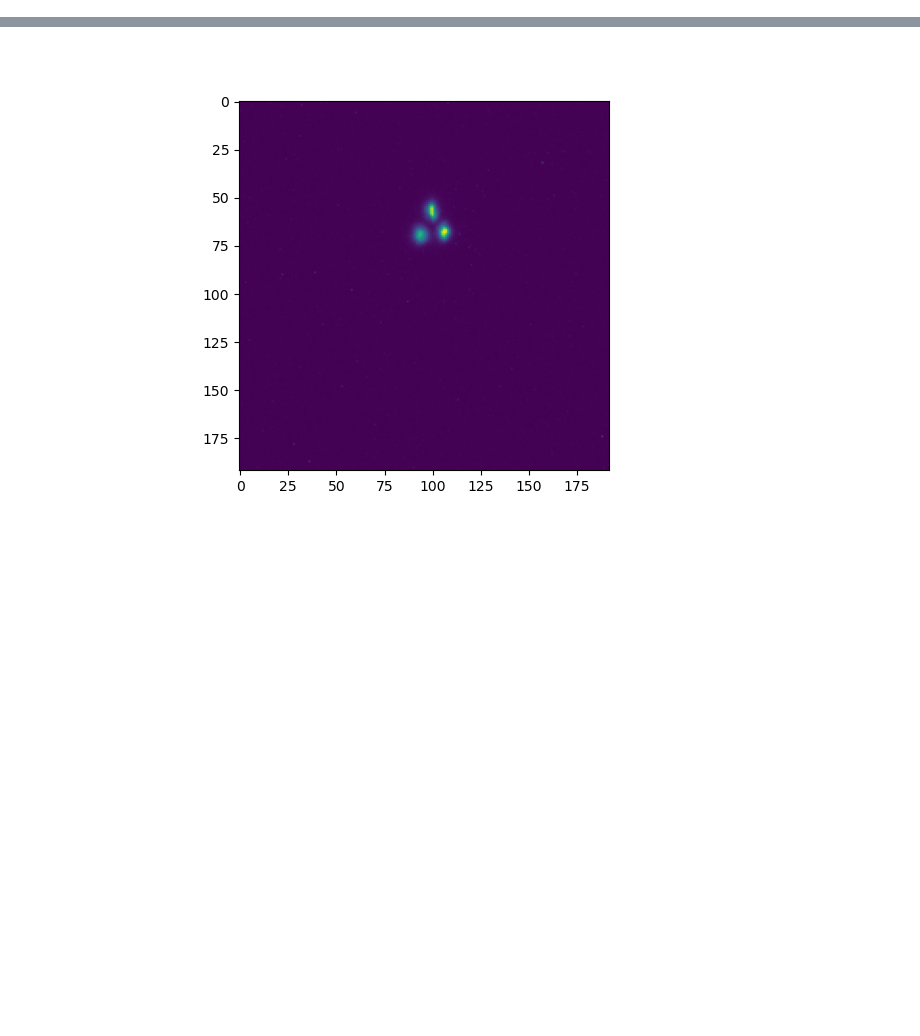
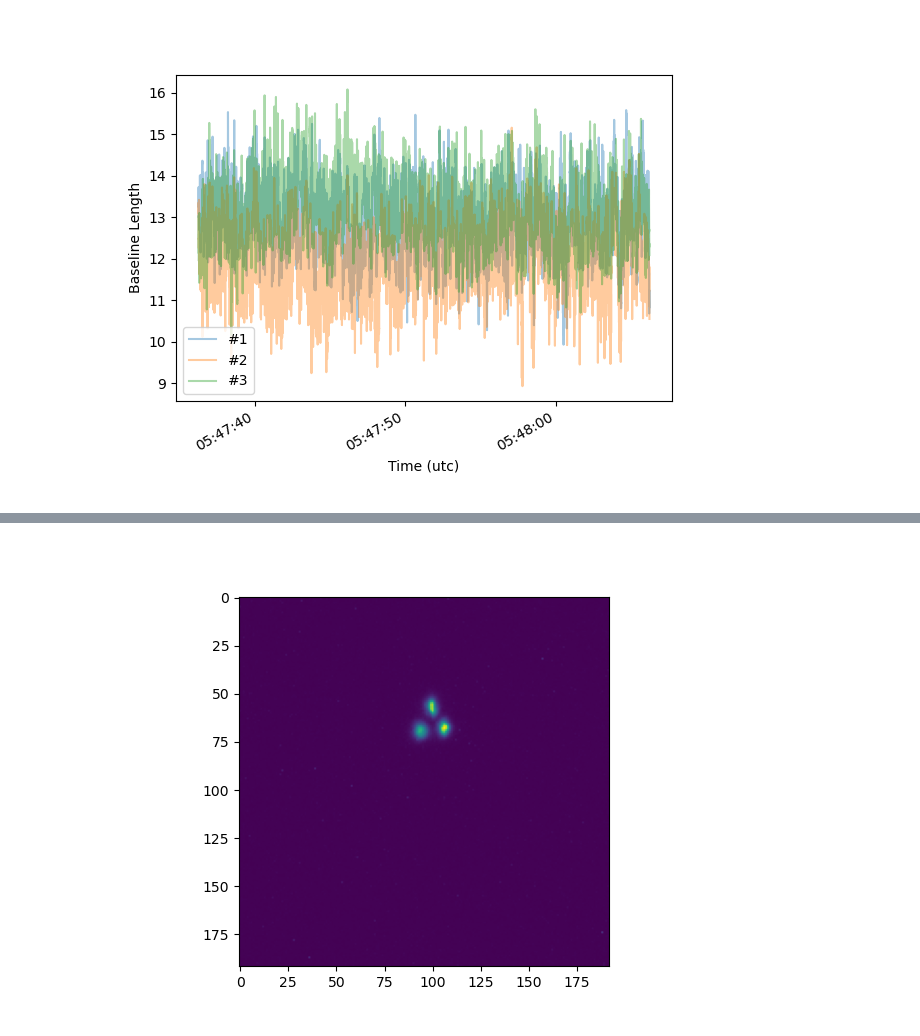
Before and after one commit to tepickering/ser_utils, a Jupyter notebook: notebooks/dimm_dev.ipynb, the cells around one changed output, grey strips where cells are left out. Saved outputs shown, nothing was run; the diff lists cells and outputs as text; code cells hidden in the pictures; blank space fills up the shorter version.

```diff
--- a/notebooks/dimm_dev.ipynb
+++ b/notebooks/dimm_dev.ipynb
@@ -26,0 +45,12 @@ $1.9787657 \; \mathrm{{}^{\prime\prime}}$
+# %%
+fig, ax = plt.subplots()
+ax.plot(frame_times, baselines[0], label='#1', alpha=0.4)
+ax.plot(frame_times, baselines[1], label='#2', alpha=0.4)
+ax.plot(frame_times, baselines[2], label='#3', alpha=0.4)
+ax.xaxis.set_major_formatter(mdates.DateFormatter('%H:%M:%S'))
+ax.set_ylabel("Baseline Length")
+plt.gcf().autofmt_xdate()
+plt.legend()
+plt.show()
+# %% [output]
+[figure, added]
```
Also changed, not shown: parts of 11 cells of this notebook, 1 other file.
